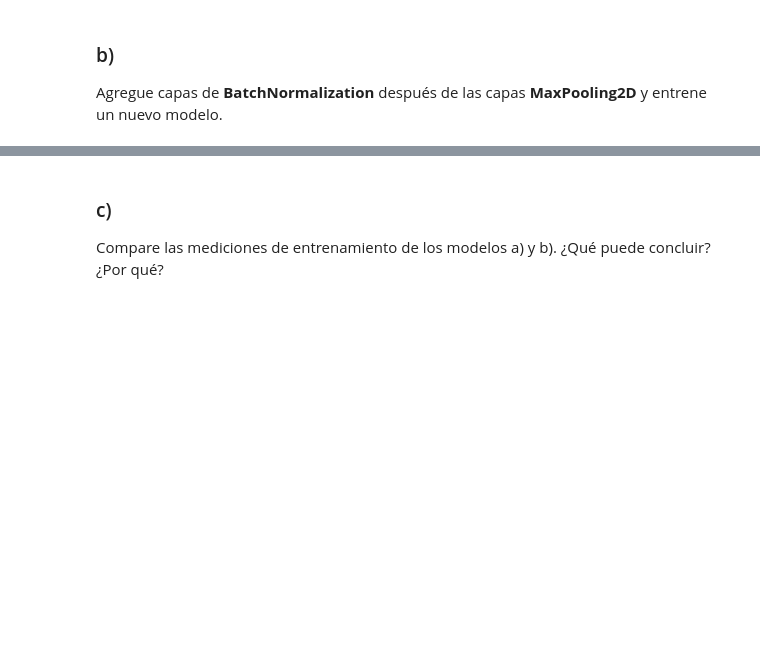
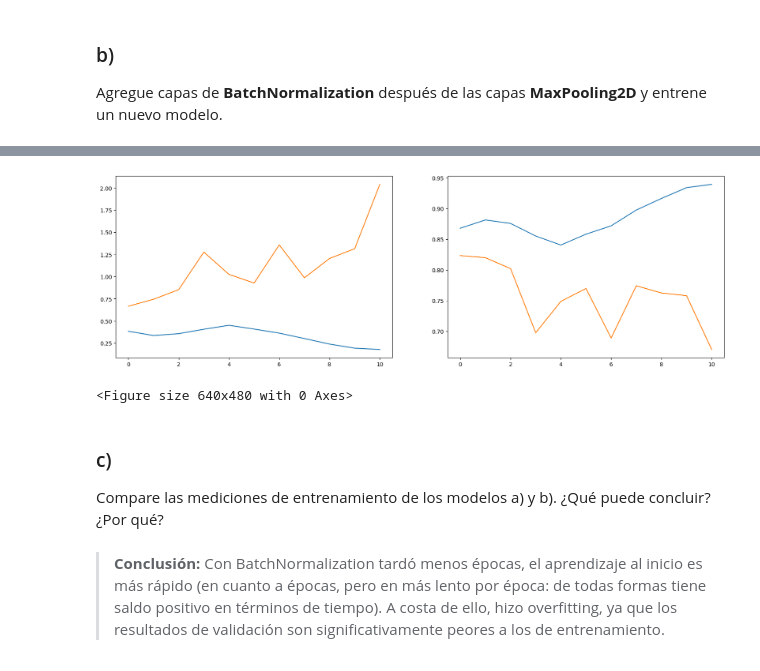
Before and after one commit to gonblas/deep-learning-unlp, a Jupyter notebook: Practicas/p5/05_Flowers.ipynb, the cells around one changed output, grey strips where cells are left out. Drawn from its saved outputs; the diff is of its cells as text; code cells hidden in the pictures; blank space fills up the shorter version.

```diff
--- a/Practicas/p5/05_Flowers.ipynb
+++ b/Practicas/p5/05_Flowers.ipynb
@@ -21,0 +292,28 @@ Agregue capas de **BatchNormalization** después de las capas **MaxPooling2D** y
+# %%
+early_stop = EarlyStopping(monitor='val_loss',
+                           patience=PACIENCIA,
+                           restore_best_weights=True)
+
+epoch_timing = EpochTiming()
+
+H = model.fit(
+    train_ds,
+    validation_data=valid_ds,
+    epochs=EPOCAS,
+    callbacks=[early_stop, epoch_timing])
+
+print('Tiempo promedio por época %.2f segundos' % epoch_timing.avg_epoch_time)
+model.evaluate(train_ds)
+model.evaluate(valid_ds)
+
+# dibuja accuracy del progreso del entrenamiento
+fig, axs = plt.subplots(1,2, figsize=(20,6))
+plt.figure()
+axs[0].plot(H.history["loss"], label="train_loss")
+axs[0].plot(H.history["val_loss"], label="val_loss")
+
+axs[1].plot(H.history["accuracy"], label="train_acc")
+axs[1].plot(H.history["val_accuracy"], label="val_acc")
+
+model.save('../../Models/p5/flowers_05b_model.keras')
+# %% [output]
@@ -22,4 +337,8 @@ Agregue capas de **BatchNormalization** después de las capas **MaxPooling2D** y
+[figure, added]
+<Figure size 640x480 with 0 Axes>
 # %% [markdown]
 ### c)
 
 Compare las mediciones de entrenamiento de los modelos a) y b). ¿Qué puede concluir? ¿Por qué?
+# %% [markdown]
+> **Conclusión:** Con BatchNormalization tardó menos épocas, el aprendizaje al inicio es más rápido (en cuanto a épocas, pero en más lento por época: de todas formas tiene saldo positivo en términos de tiempo). A costa de ello, hizo overfitting, ya que los resultados de validación son significativamente peores a los de entrenamiento.
```
Also changed, not shown: parts of 13 cells of this notebook, 8 other files.
